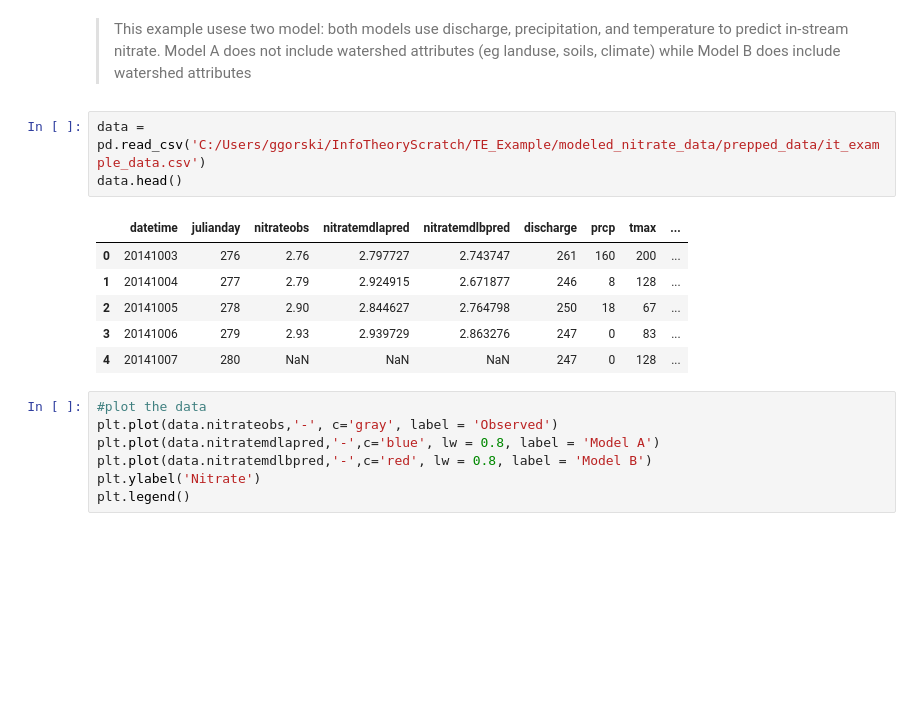
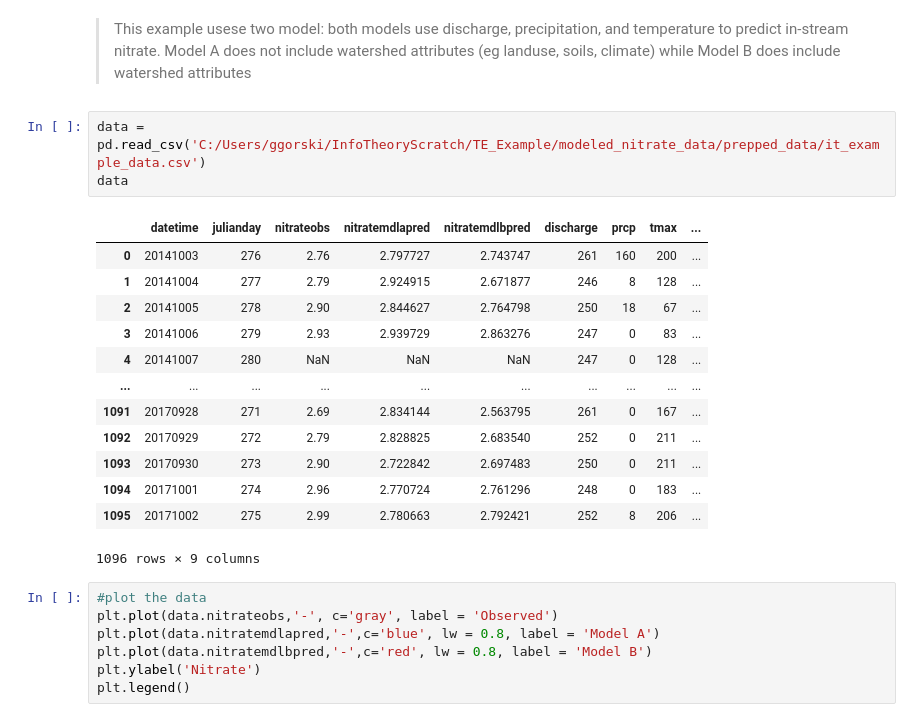
Before and after one commit to galengorski/drb-estuary-salinity-ml, a Jupyter notebook: methods_exploration/Example TE Workflow.ipynb, the cells around one changed output. Cells and saved outputs as stored; diff of their text form; blank space fills up the shorter version.

```diff
--- a/methods_exploration/Example TE Workflow.ipynb
+++ b/methods_exploration/Example TE Workflow.ipynb
@@ -28,14 +33,21 @@ to predict in-stream nitrate. Model A does not include watershed attributes (eg
 soils, climate) while Model B does include watershed attributes
 # %%
 data = pd.read_csv('C:/Users/ggorski/InfoTheoryScratch/TE_Example/modeled_nitrate_data/prepped_data/it_example_data.csv')
-data.head()
+data
 # %% [output]
 |  | datetime | julianday | nitrateobs | nitratemdlapred | nitratemdlbpred | discharge | prcp | tmax | ... |
 | 0 | 20141003 | 276 | 2.76 | 2.797727 | 2.743747 | 261 | 160 | 200 | ... |
 | 1 | 20141004 | 277 | 2.79 | 2.924915 | 2.671877 | 246 | 8 | 128 | ... |
 | 2 | 20141005 | 278 | 2.90 | 2.844627 | 2.764798 | 250 | 18 | 67 | ... |
 | 3 | 20141006 | 279 | 2.93 | 2.939729 | 2.863276 | 247 | 0 | 83 | ... |
 | 4 | 20141007 | 280 | NaN | NaN | NaN | 247 | 0 | 128 | ... |
+| ... | ... | ... | ... | ... | ... | ... | ... | ... | ... |
+| 1091 | 20170928 | 271 | 2.69 | 2.834144 | 2.563795 | 261 | 0 | 167 | ... |
+| 1092 | 20170929 | 272 | 2.79 | 2.828825 | 2.683540 | 252 | 0 | 211 | ... |
+| 1093 | 20170930 | 273 | 2.90 | 2.722842 | 2.697483 | 250 | 0 | 211 | ... |
+| 1094 | 20171001 | 274 | 2.96 | 2.770724 | 2.761296 | 248 | 0 | 183 | ... |
+| 1095 | 20171002 | 275 | 2.99 | 2.780663 | 2.792421 | 252 | 8 | 206 | ... |
+1096 rows × 9 columns
 # %%
 #plot the data
 plt.plot(data.nitrateobs,'-', c='gray', label = 'Observed')
```
Also changed, not shown: parts of 2 cells of this notebook, 11 other files.
